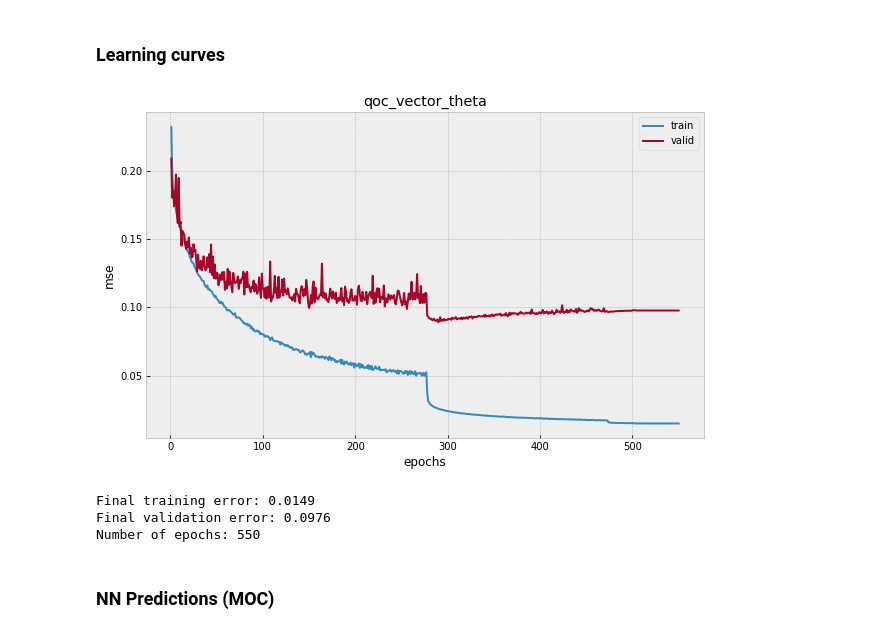
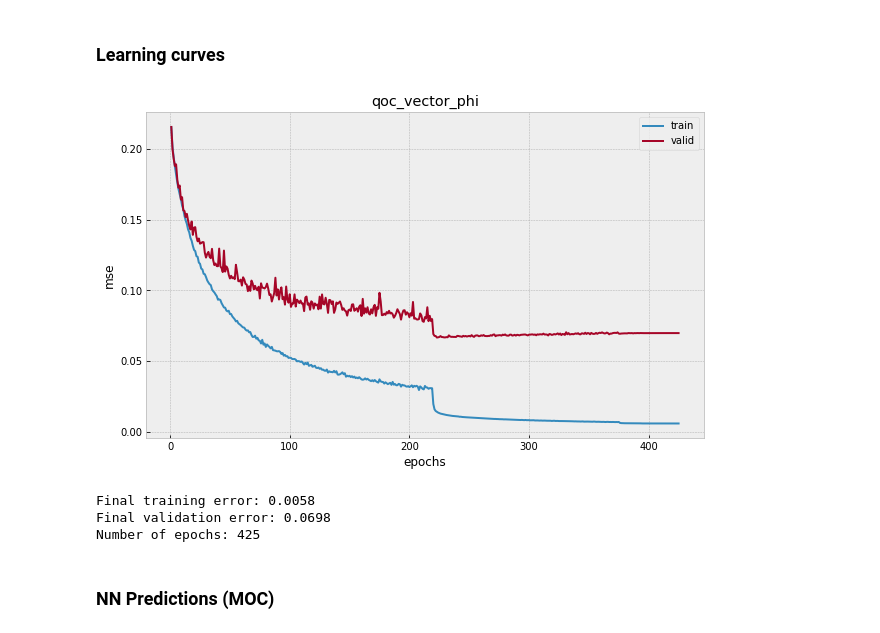
Before and after one commit to dvtailor/trajectory-deep-learning, a Jupyter notebook: ModelEvaluation.ipynb, the cells around one changed output. Drawn from its saved outputs; the diff is of its cells as text; code cells hidden in the pictures.

```diff
--- a/ModelEvaluation.ipynb
+++ b/ModelEvaluation.ipynb
@@ -81,30 +81,30 @@ train_err, valid_err = get_metrics_data(mdl_names)
 # %%
 plt.figure(figsize=(10,6))
 
 type_data = 'qoc' # qoc, moc
-type_out = 'vector_theta' # all, u, vector, vector_phi, vector_theta
+type_out = 'vector_phi' # all, u, vector, vector_phi, vector_theta
 
 train_data = train_err[type_data + '_l4_n200_' + type_out]
 plt.plot(np.arange(np.size(train_data))+1, train_data, label='train')
 
 valid_data = valid_err[type_data + '_l4_n200_' + type_out]
 plt.plot(np.arange(np.size(valid_data))+1, valid_data, label='valid')
 
 plt.title(type_data + '_' + type_out)
 plt.xlabel('epochs')
 plt.ylabel('mse')
 plt.legend()
 
 plt.show()
 
 print('Final training error: {0:.4f}'.format(train_data[-1]))
 print('Final validation error: {0:.4f}'.format(valid_data[-1]))
 print('Number of epochs: {0}'.format(train_data.size))
 # %% [output]
-[figure, old version]
+[figure, new version]
-Final training error: 0.0149
-Final validation error: 0.0976
-Number of epochs: 550
+Final training error: 0.0058
+Final validation error: 0.0698
+Number of epochs: 425
 # %%
 from keras.models import load_model
 from sklearn.preprocessing import StandardScaler, MinMaxScaler
```
Also changed, not shown: parts of 5 cells of this notebook, 3 other files.
